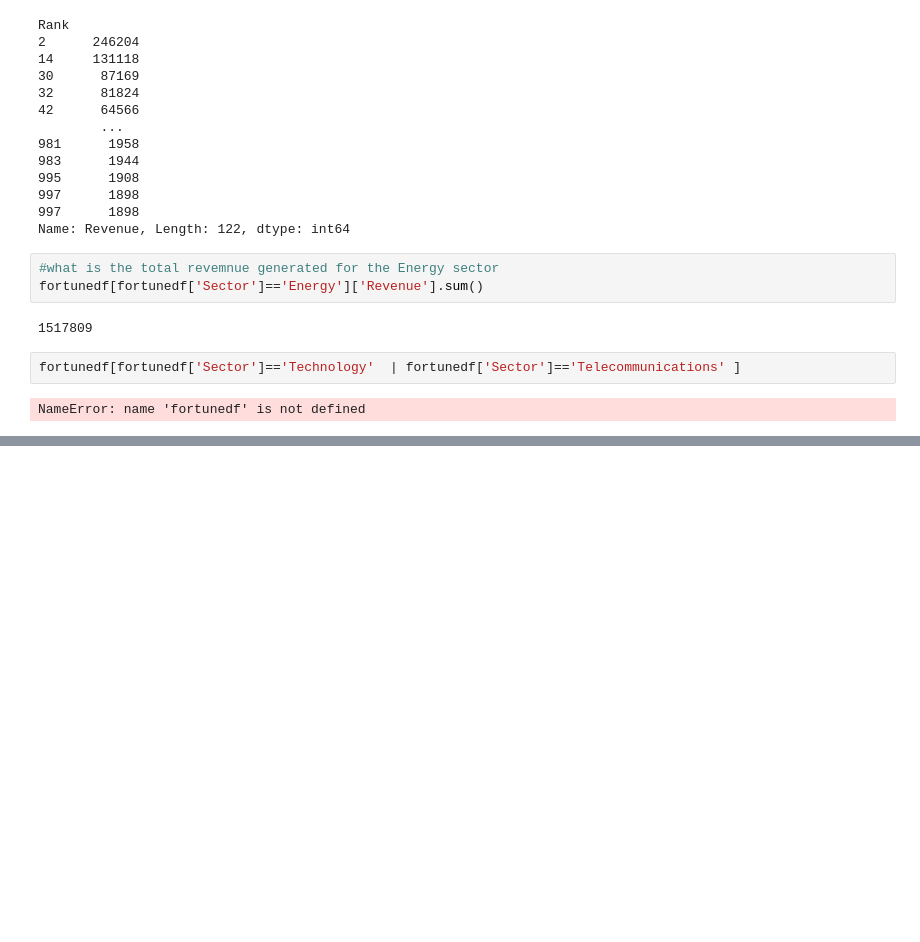
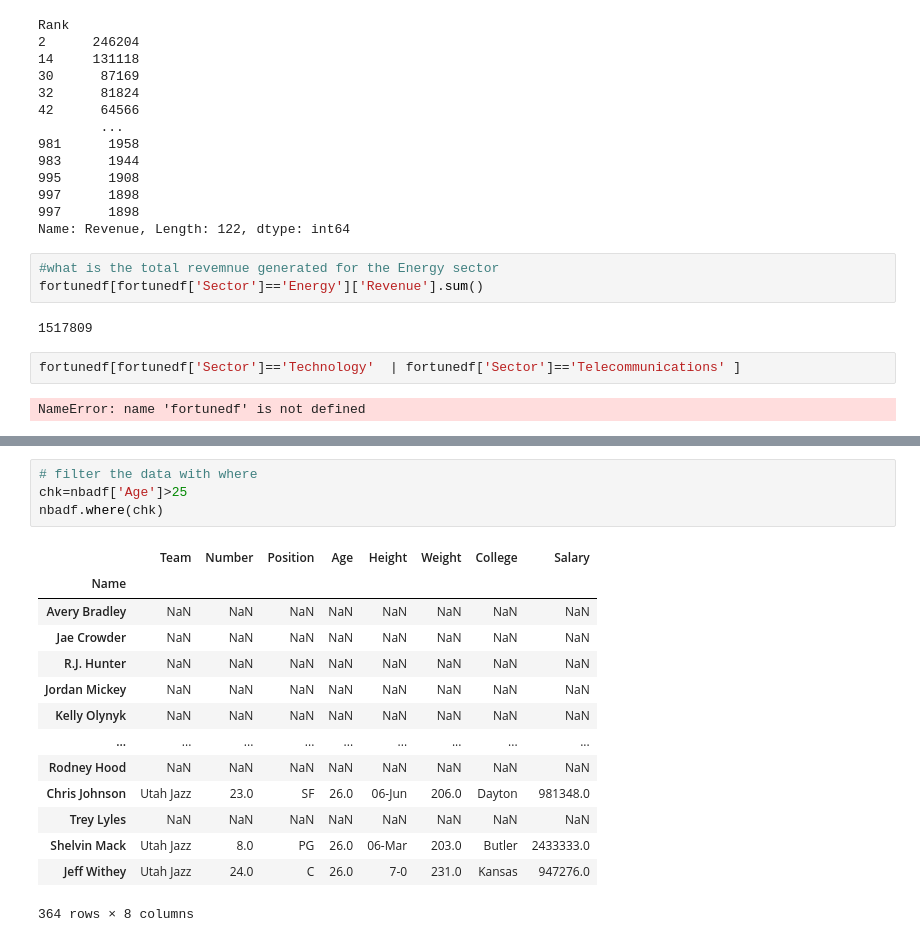
Before and after one commit to ramakrishnaprasadS/Training_futurense, a Jupyter notebook: Python/numpy_pandas/pandas/pandas_basics_dataframes.ipynb, the cells around one changed output, grey strips where cells are left out. Drawn from its saved outputs; the diff is of its cells as text; blank space fills up the shorter version.

```diff
--- a/Python/numpy_pandas/pandas/pandas_basics_dataframes.ipynb
+++ b/Python/numpy_pandas/pandas/pandas_basics_dataframes.ipynb
@@ -1365,0 +2093,19 @@ NameError: name 'fortunedf' is not defined
+# %%
+# filter the data with where
+chk=nbadf['Age']>25
+nbadf.where(chk)
+# %% [output]
+|  | Team | Number | Position | Age | Height | Weight | College | Salary |
+| Name |  |  |  |  |  |  |  |  |
+| Avery Bradley | NaN | NaN | NaN | NaN | NaN | NaN | NaN | NaN |
+| Jae Crowder | NaN | NaN | NaN | NaN | NaN | NaN | NaN | NaN |
+| R.J. Hunter | NaN | NaN | NaN | NaN | NaN | NaN | NaN | NaN |
+| Jordan Mickey | NaN | NaN | NaN | NaN | NaN | NaN | NaN | NaN |
+| Kelly Olynyk | NaN | NaN | NaN | NaN | NaN | NaN | NaN | NaN |
+| ... | ... | ... | ... | ... | ... | ... | ... | ... |
+| Rodney Hood | NaN | NaN | NaN | NaN | NaN | NaN | NaN | NaN |
+| Chris Johnson | Utah Jazz | 23.0 | SF | 26.0 | 06-Jun | 206.0 | Dayton | 981348.0 |
+| Trey Lyles | NaN | NaN | NaN | NaN | NaN | NaN | NaN | NaN |
+| Shelvin Mack | Utah Jazz | 8.0 | PG | 26.0 | 06-Mar | 203.0 | Butler | 2433333.0 |
+| Jeff Withey | Utah Jazz | 24.0 | C | 26.0 | 7-0 | 231.0 | Kansas | 947276.0 |
+364 rows × 8 columns
```
Also changed, not shown: parts of 108 cells of this notebook, 5 other files.
